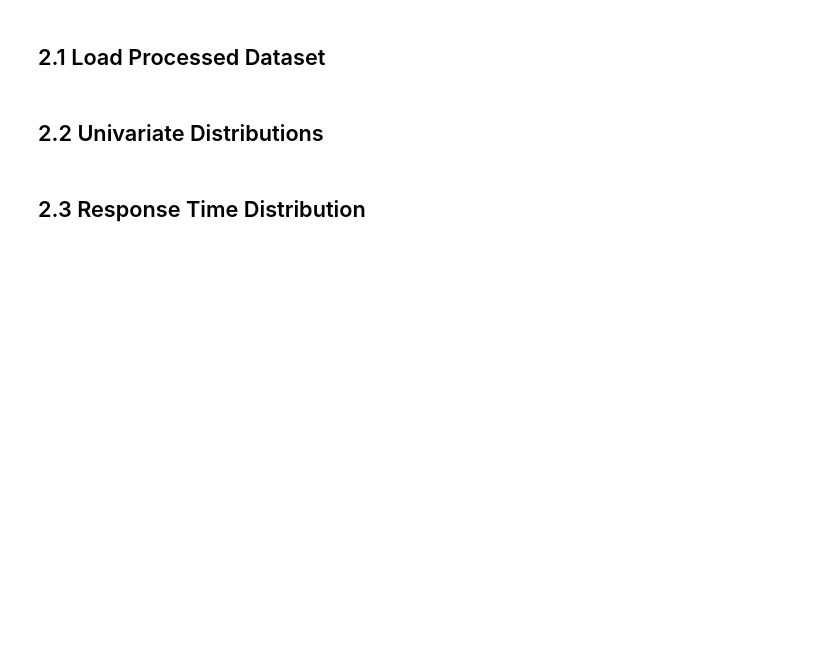
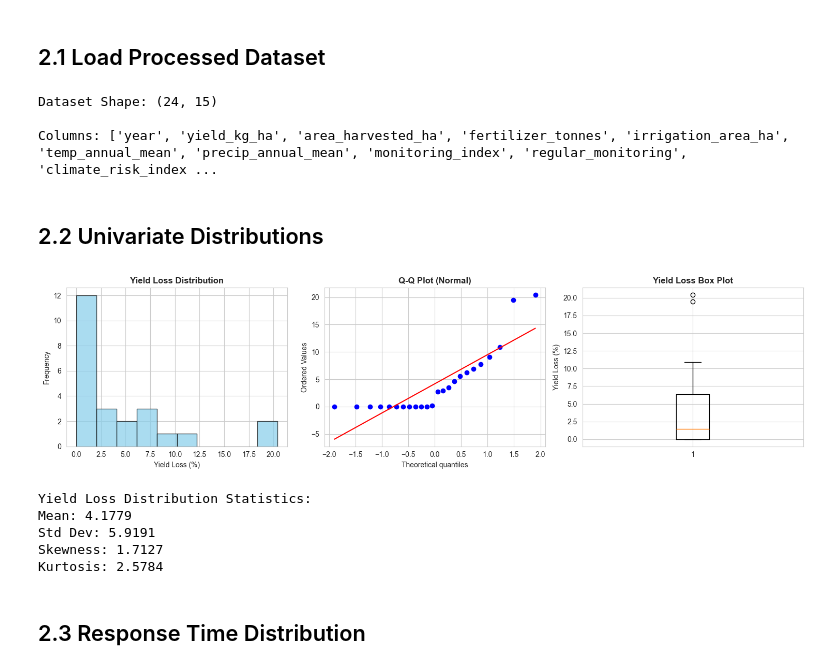
Before and after one commit to nadee2k/agriculture-monitoring-data-analysis, a Jupyter notebook: notebooks/02_descriptive_analysis.ipynb, the cells around one changed output. Drawn from its saved outputs; the diff is of its cells as text; code cells hidden in the pictures; blank space fills up the shorter version.

```diff
--- a/notebooks/02_descriptive_analysis.ipynb
+++ b/notebooks/02_descriptive_analysis.ipynb
@@ -21,45 +21,51 @@ plt.rcParams['figure.figsize'] = (12, 6)
 ## 2.1 Load Processed Dataset
 # %%
 # Load final engineered dataset
-processed_dir = Path('data/processed')
+processed_dir = Path('../data/processed')
 df = pd.read_csv(processed_dir / 'final_dataset.csv')
 
 print("Dataset Shape:", df.shape)
 print("\nColumns:", df.columns.tolist())
-print("\nFirst few rows:")
-print(df.head())
+# %% [output]
+Dataset Shape: (24, 15)
+
+Columns: ['year', 'yield_kg_ha', 'area_harvested_ha', 'fertilizer_tonnes', 'irrigation_area_ha', 'temp_annual_mean', 'precip_annual_mean', 'monitoring_index', 'regular_monitoring', 'climate_risk_index ...
 # %% [markdown]
 ## 2.2 Univariate Distributions
 # %%
-# Yield distribution
-yield_data = df['yield_loss_pct'].dropna()
-
 fig, axes = plt.subplots(1, 3, figsize=(15, 4))
 
 # Histogram
 axes[0].hist(yield_data, bins=10, edgecolor='black', alpha=0.7, color='skyblue')
 axes[0].set_title('Yield Loss Distribution', fontweight='bold')
 axes[0].set_xlabel('Yield Loss (%)')
 axes[0].set_ylabel('Frequency')
 
 # Q-Q plot
 stats.probplot(yield_data, dist='norm', plot=axes[1])
 axes[1].set_title('Q-Q Plot (Normal)', fontweight='bold')
 
 # Box plot
 axes[2].boxplot(yield_data, vert=True)
 axes[2].set_title('Yield Loss Box Plot', fontweight='bold')
 axes[2].set_ylabel('Yield Loss (%)')
 
 plt.tight_layout()
-plt.savefig('results/graphs/02_yield_loss_distribution.png', dpi=300, bbox_inches='tight')
+plt.savefig('../results/graphs/02_yield_loss_distribution.png', dpi=300, bbox_inches='tight')
 plt.show()
 
 print("Yield Loss Distribution Statistics:")
 print(f"Mean: {yield_data.mean():.4f}")
 print(f"Std Dev: {yield_data.std():.4f}")
 print(f"Skewness: {yield_data.skew():.4f}")
 print(f"Kurtosis: {yield_data.kurtosis():.4f}")
+# %% [output]
+[figure, added]
+Yield Loss Distribution Statistics:
+Mean: 4.1779
+Std Dev: 5.9191
+Skewness: 1.7127
+Kurtosis: 2.5784
 # %% [markdown]
 ## 2.3 Response Time Distribution
 # %% [markdown]
```
Also changed, not shown: parts of 2 cells of this notebook, 5 other files.
